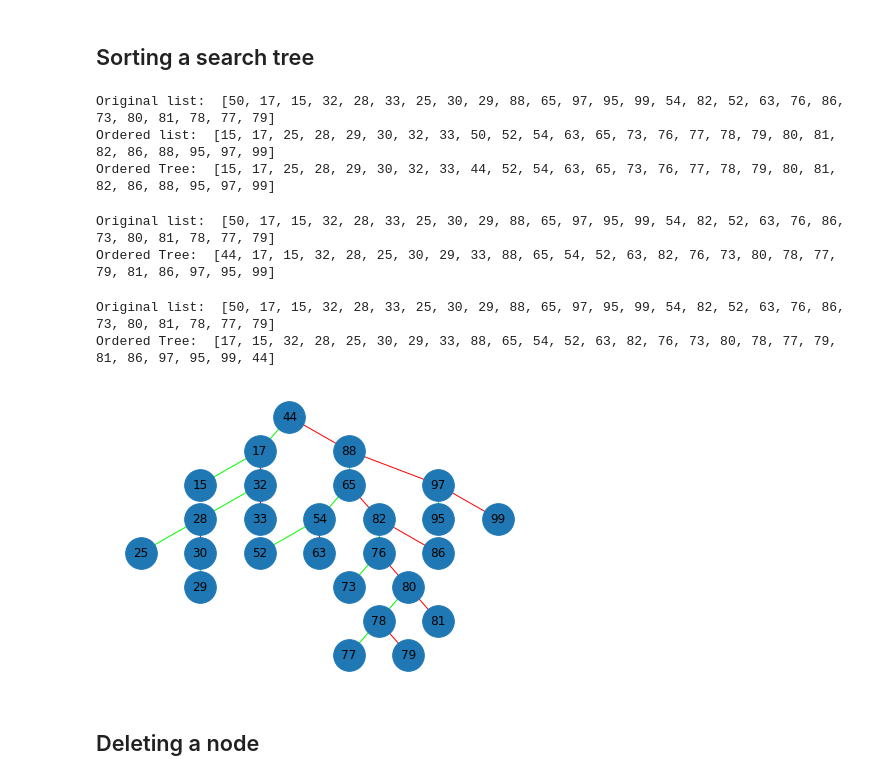
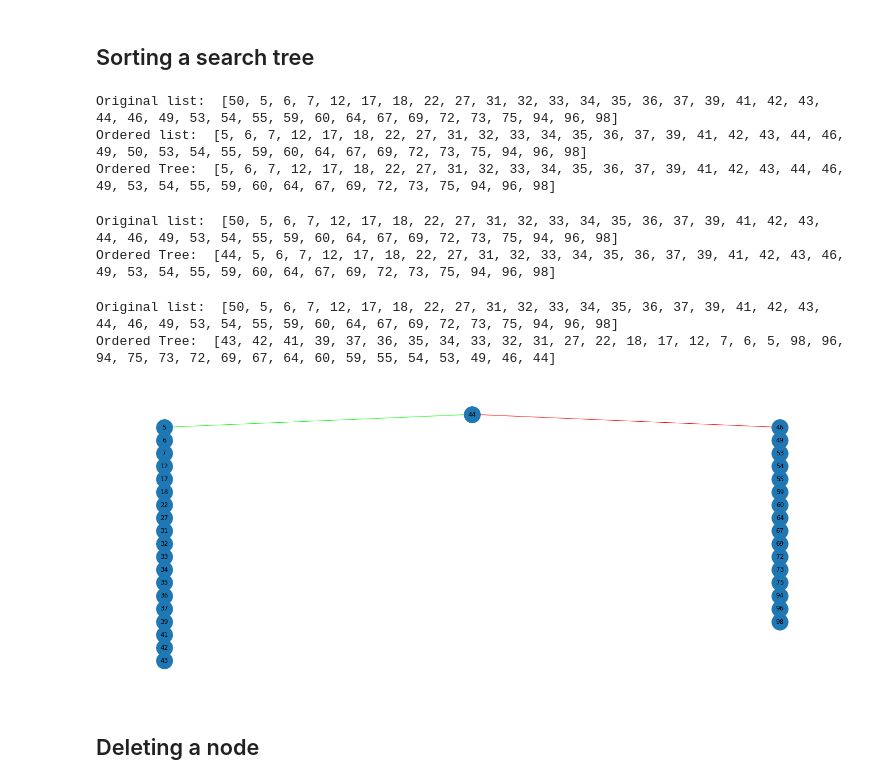
Before and after one commit to MatheusSC017/Studies, a Jupyter notebook: BinarySearchTree.ipynb, the cells around one changed output. Saved outputs shown, nothing was run; the diff lists cells and outputs as text; code cells hidden in the pictures.

```diff
--- a/BinarySearchTree.ipynb
+++ b/BinarySearchTree.ipynb
@@ -327,40 +367,38 @@ def print_tree(root):
 # %% [markdown]
 ## Sorting a search tree
 # %%
-search_tree = Node(44)
-# values = list({randrange(0, 100) for _ in range(20)})
-values = [17, 15, 32, 28, 33, 25, 30, 29, 88, 65, 97, 95, 99, 54, 82, 52,
-          63, 76, 86, 73, 80, 81, 78, 77, 79]
+search_tree = SearchTree(44)
+values = list({randrange(1, 100) for _ in range(50)})
 for value in values:
-  insert(search_tree, value)
+  search_tree.insert(value)
 new_values = [50, ]
 new_values.extend(values)
-inorder_tree = list(inorder(search_tree))
+inorder_tree = list(search_tree.inorder())
 print("Original list: ", new_values)
 print("Ordered list: ", sorted(new_values))
 print("Ordered Tree: ", inorder_tree)
 # %% [output]
-Original list:  [50, 17, 15, 32, 28, 33, 25, 30, 29, 88, 65, 97, 95, 99, 54, 82, 52, 63, 76, 86, 73, 80, 81, 78, 77, 79]
-Ordered list:  [15, 17, 25, 28, 29, 30, 32, 33, 50, 52, 54, 63, 65, 73, 76, 77, 78, 79, 80, 81, 82, 86, 88, 95, 97, 99]
-Ordered Tree:  [15, 17, 25, 28, 29, 30, 32, 33, 44, 52, 54, 63, 65, 73, 76, 77, 78, 79, 80, 81, 82, 86, 88, 95, 97, 99]
+Original list:  [50, 5, 6, 7, 12, 17, 18, 22, 27, 31, 32, 33, 34, 35, 36, 37, 39, 41, 42, 43, 44, 46, 49, 53, 54, 55, 59, 60, 64, 67, 69, 72, 73, 75, 94, 96, 98]
+Ordered list:  [5, 6, 7, 12, 17, 18, 22, 27, 31, 32, 33, 34, 35, 36, 37, 39, 41, 42, 43, 44, 46, 49, 50, 53, 54, 55, 59, 60, 64, 67, 69, 72, 73, 75, 94, 96, 98]
+Ordered Tree:  [5, 6, 7, 12, 17, 18, 22, 27, 31, 32, 33, 34, 35, 36, 37, 39, 41, 42, 43, 44, 46, 49, 53, 54, 55, 59, 60, 64, 67, 69, 72, 73, 75, 94, 96, 98]
 # %%
-preorder_tree = list(preorder(search_tree))
+preorder_tree = list(search_tree.preorder())
 print("Original list: ", new_values)
 print("Ordered Tree: ", preorder_tree)
 # %% [output]
-Original list:  [50, 17, 15, 32, 28, 33, 25, 30, 29, 88, 65, 97, 95, 99, 54, 82, 52, 63, 76, 86, 73, 80, 81, 78, 77, 79]
-Ordered Tree:  [44, 17, 15, 32, 28, 25, 30, 29, 33, 88, 65, 54, 52, 63, 82, 76, 73, 80, 78, 77, 79, 81, 86, 97, 95, 99]
+Original list:  [50, 5, 6, 7, 12, 17, 18, 22, 27, 31, 32, 33, 34, 35, 36, 37, 39, 41, 42, 43, 44, 46, 49, 53, 54, 55, 59, 60, 64, 67, 69, 72, 73, 75, 94, 96, 98]
+Ordered Tree:  [44, 5, 6, 7, 12, 17, 18, 22, 27, 31, 32, 33, 34, 35, 36, 37, 39, 41, 42, 43, 46, 49, 53, 54, 55, 59, 60, 64, 67, 69, 72, 73, 75, 94, 96, 98]
 # %%
-postorder_tree = list(postorder(search_tree))
+postorder_tree = list(search_tree.postorder())
 print("Original list: ", new_values)
 print("Ordered Tree: ", postorder_tree)
 # %% [output]
-Original list:  [50, 17, 15, 32, 28, 33, 25, 30, 29, 88, 65, 97, 95, 99, 54, 82, 52, 63, 76, 86, 73, 80, 81, 78, 77, 79]
-Ordered Tree:  [17, 15, 32, 28, 25, 30, 29, 33, 88, 65, 54, 52, 63, 82, 76, 73, 80, 78, 77, 79, 81, 86, 97, 95, 99, 44]
+Original list:  [50, 5, 6, 7, 12, 17, 18, 22, 27, 31, 32, 33, 34, 35, 36, 37, 39, 41, 42, 43, 44, 46, 49, 53, 54, 55, 59, 60, 64, 67, 69, 72, 73, 75, 94, 96, 98]
+Ordered Tree:  [43, 42, 41, 39, 37, 36, 35, 34, 33, 32, 31, 27, 22, 18, 17, 12, 7, 6, 5, 98, 96, 94, 75, 73, 72, 69, 67, 64, 60, 59, 55, 54, 53, 49, 46, 44]
-# %%
-print_tree(search_tree)
-# %% [output]
-[figure, removed]
+# %%
+search_tree.print_tree()
+# %% [output]
+[figure, added]
 # %% [markdown]
 ## Deleting a node
 # %%
```
Also changed, not shown: parts of 7 cells of this notebook.
